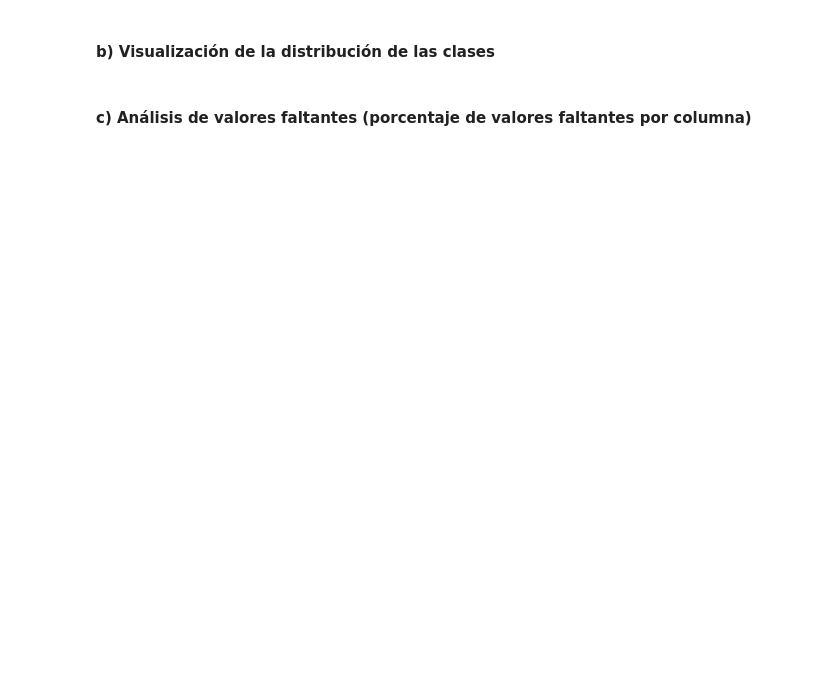
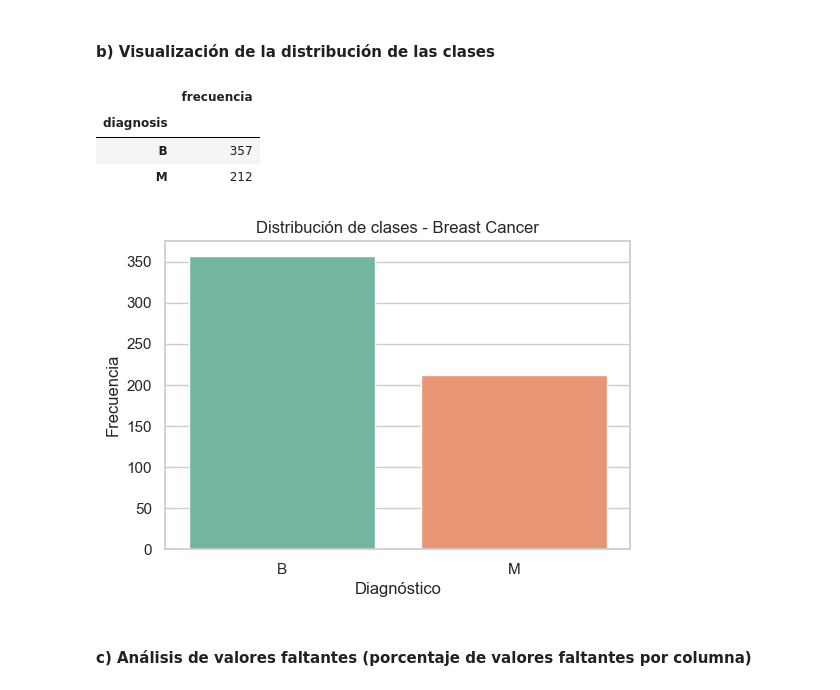
Before and after one commit to nodracPM/Pattern-Recognition, a Jupyter notebook: Lab/P4/notebook.ipynb, the cells around one changed output. Cells and saved outputs as stored; diff of their text form; code cells hidden in the pictures; blank space fills up the shorter version.

```diff
--- a/Lab/P4/notebook.ipynb
+++ b/Lab/P4/notebook.ipynb
@@ -21,10 +3,33 @@ Note: you may need to restart the kernel to use updated packages.
 # %%
+import warnings
+warnings.filterwarnings('ignore') # Usado para no mostrar advertencias durante la ejecución del código
+
 import pandas as pd
 import numpy as np
 import matplotlib.pyplot as plt
 import seaborn as sns
-from sklearn.model_selection import train_test_split
-from sklearn.preprocessing import StandardScaler
+
+from IPython.display import display
+from sklearn.base import clone # Usado para clonar un pipeline o modelo (en su estado no entrenado)
+from sklearn.model_selection import train_test_split, GridSearchCV
+from sklearn.preprocessing import StandardScaler, LabelEncoder
+from sklearn.decomposition import PCA
+from sklearn.pipeline import Pipeline
+from sklearn.neighbors import KNeighborsClassifier
+from sklearn.tree import DecisionTreeClassifier, plot_tree
+from sklearn.svm import SVC
+from sklearn.metrics import (
+    accuracy_score,
+    precision_score,
+    recall_score,
+    f1_score,
+    classification_report,
+    ConfusionMatrixDisplay,
+)
+from sklearn.utils import resample
+
+RANDOM_STATE = 42
+sns.set_theme(style='whitegrid')
 # %% [markdown]
 ##  1. Carga y análisis de datos
 # %% [markdown]
@@ -62,4 +67,21 @@ wdbc_df.sample(5)
 # %% [markdown]
 #### b) Visualización de la distribución de las clases
+# %%
+# Distribución de clases: Breast Cancer
+wdbc_class_counts = wdbc_df['diagnosis'].value_counts().sort_index()
+display(wdbc_class_counts.to_frame('frecuencia'))
+
+plt.figure(figsize=(6, 4))
+sns.countplot(data=wdbc_df, x='diagnosis', order=wdbc_class_counts.index, palette='Set2')
+plt.title('Distribución de clases - Breast Cancer')
+plt.xlabel('Diagnóstico')
+plt.ylabel('Frecuencia')
+plt.show()
+# %% [output]
+|  | frecuencia |
+| diagnosis |  |
+| B | 357 |
+| M | 212 |
+[figure, added]
 # %% [markdown]
 #### c) Análisis de valores faltantes (porcentaje de valores faltantes por columna)
```
Also changed, not shown: parts of 49 cells of this notebook, 4 other files.
